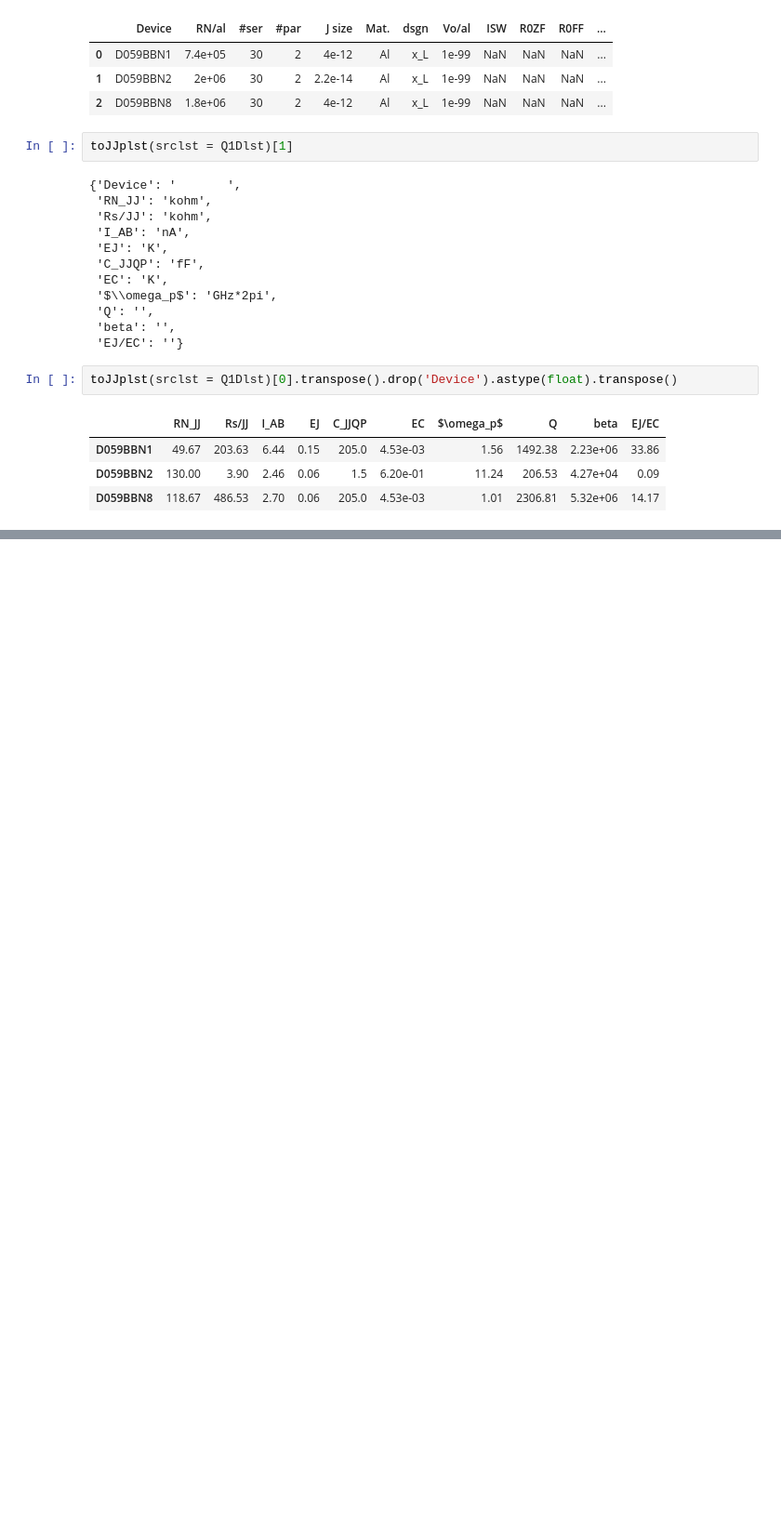
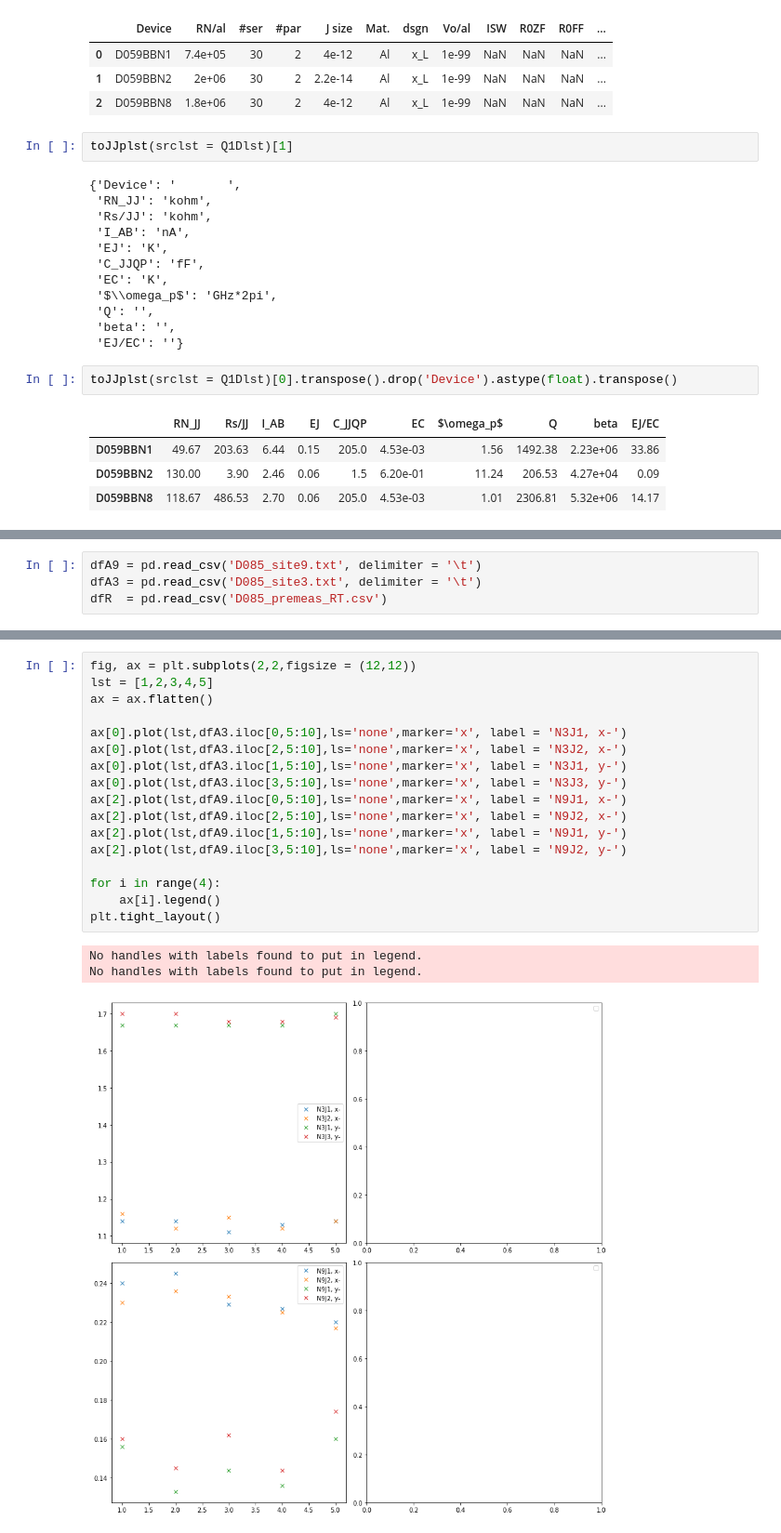
Before and after one commit to wslu42/JJcalculator, a Jupyter notebook: list_of_samples.ipynb, the cells around one changed output, grey strips where cells are left out. Shown at 93% size. Cells and saved outputs as stored; diff of their text form; blank space fills up the shorter version.

```diff
--- a/list_of_samples.ipynb
+++ b/list_of_samples.ipynb
@@ -263,0 +268,4 @@ toJJplst(srclst = Q1Dlst)[0].transpose().drop('Device').astype(float).transpose(
+# %%
+dfA9 = pd.read_csv('D085_site9.txt', delimiter = '\t')
+dfA3 = pd.read_csv('D085_site3.txt', delimiter = '\t')
+dfR  = pd.read_csv('D085_premeas_RT.csv')
@@ -263,0 +305,21 @@ toJJplst(srclst = Q1Dlst)[0].transpose().drop('Device').astype(float).transpose(
+# %%
+fig, ax = plt.subplots(2,2,figsize = (12,12))
+lst = [1,2,3,4,5]
+ax = ax.flatten()
+
+ax[0].plot(lst,dfA3.iloc[0,5:10],ls='none',marker='x', label = 'N3J1, x-')
+ax[0].plot(lst,dfA3.iloc[2,5:10],ls='none',marker='x', label = 'N3J2, x-')
+ax[0].plot(lst,dfA3.iloc[1,5:10],ls='none',marker='x', label = 'N3J1, y-')
+ax[0].plot(lst,dfA3.iloc[3,5:10],ls='none',marker='x', label = 'N3J3, y-')
+ax[2].plot(lst,dfA9.iloc[0,5:10],ls='none',marker='x', label = 'N9J1, x-')
+ax[2].plot(lst,dfA9.iloc[2,5:10],ls='none',marker='x', label = 'N9J2, x-')
+ax[2].plot(lst,dfA9.iloc[1,5:10],ls='none',marker='x', label = 'N9J1, y-')
+ax[2].plot(lst,dfA9.iloc[3,5:10],ls='none',marker='x', label = 'N9J2, y-')
+
+for i in range(4):
+    ax[i].legend()
+plt.tight_layout()
+# %% [output]
+No handles with labels found to put in legend.
+No handles with labels found to put in legend.
+[figure, added]
```
Also changed, not shown: parts of 7 cells of this notebook, 3 other files.
